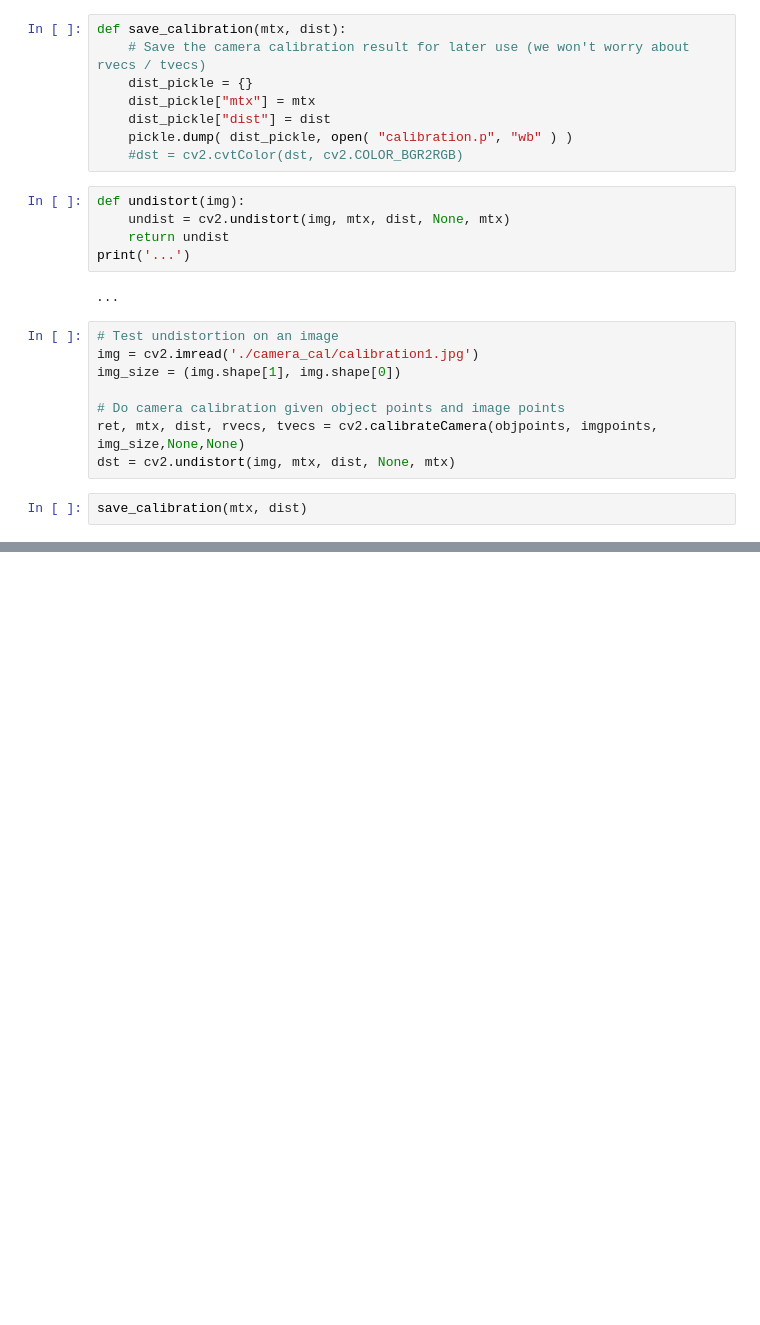
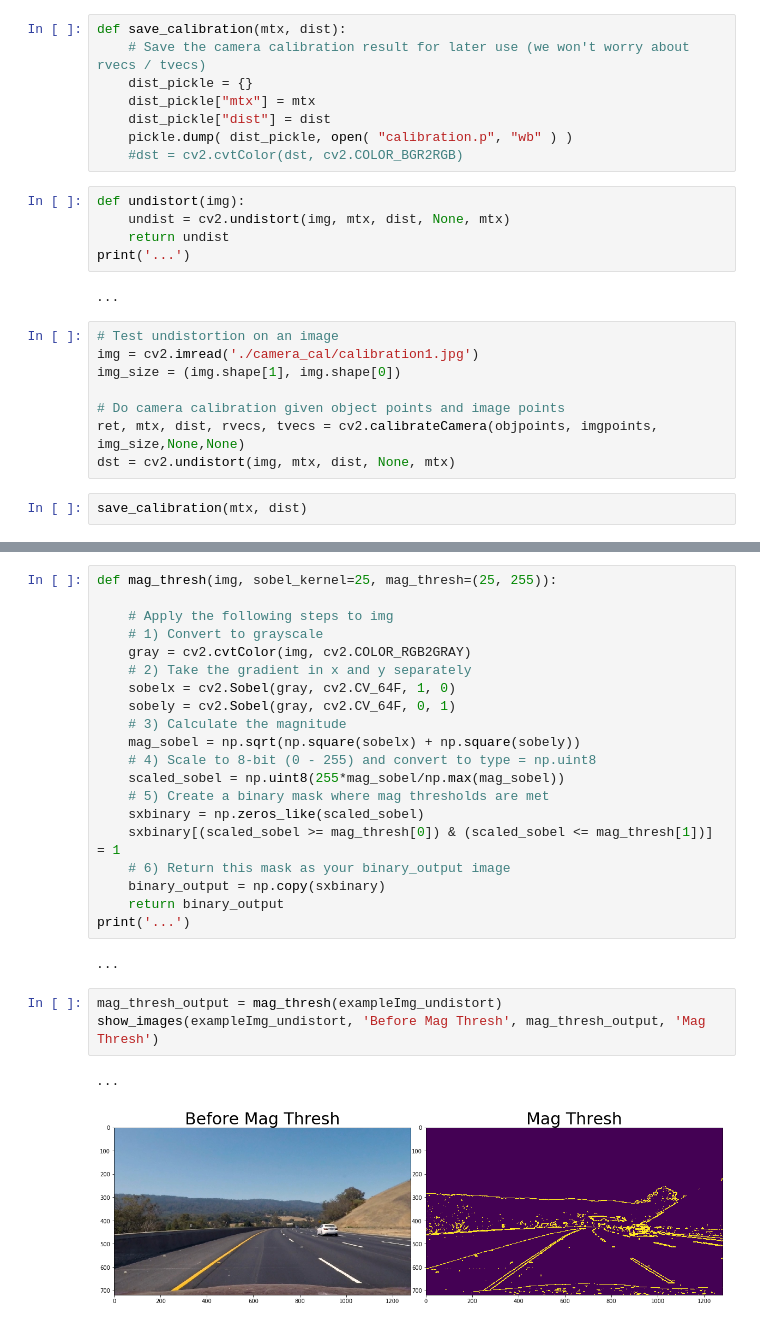
Before and after one commit to sethbunke/CarND-Advanced-Lane-Lines, a Jupyter notebook: sol1-b.ipynb, the cells around one changed output, grey strips where cells are left out. Cells and saved outputs as stored; diff of their text form; blank space fills up the shorter version.

```diff
--- a/sol1-b.ipynb
+++ b/sol1-b.ipynb
@@ -101,0 +134,28 @@ show_images(exampleImg, 'Original', exampleImg_undistort, 'Undistorted')
+# %%
+def mag_thresh(img, sobel_kernel=25, mag_thresh=(25, 255)):
+
+    # Apply the following steps to img
+    # 1) Convert to grayscale
+    gray = cv2.cvtColor(img, cv2.COLOR_RGB2GRAY)
+    # 2) Take the gradient in x and y separately
+    sobelx = cv2.Sobel(gray, cv2.CV_64F, 1, 0)
+    sobely = cv2.Sobel(gray, cv2.CV_64F, 0, 1)
+    # 3) Calculate the magnitude
+    mag_sobel = np.sqrt(np.square(sobelx) + np.square(sobely))
+    # 4) Scale to 8-bit (0 - 255) and convert to type = np.uint8
+    scaled_sobel = np.uint8(255*mag_sobel/np.max(mag_sobel))
+    # 5) Create a binary mask where mag thresholds are met
+    sxbinary = np.zeros_like(scaled_sobel)
+    sxbinary[(scaled_sobel >= mag_thresh[0]) & (scaled_sobel <= mag_thresh[1])] = 1
+    # 6) Return this mask as your binary_output image
+    binary_output = np.copy(sxbinary)
+    return binary_output
+print('...')
+# %% [output]
+...
+# %%
+mag_thresh_output = mag_thresh(exampleImg_undistort)
+show_images(exampleImg_undistort, 'Before Mag Thresh', mag_thresh_output, 'Mag Thresh')
+# %% [output]
+...
+[figure, added]
```
Also changed, not shown: parts of 9 cells of this notebook.
